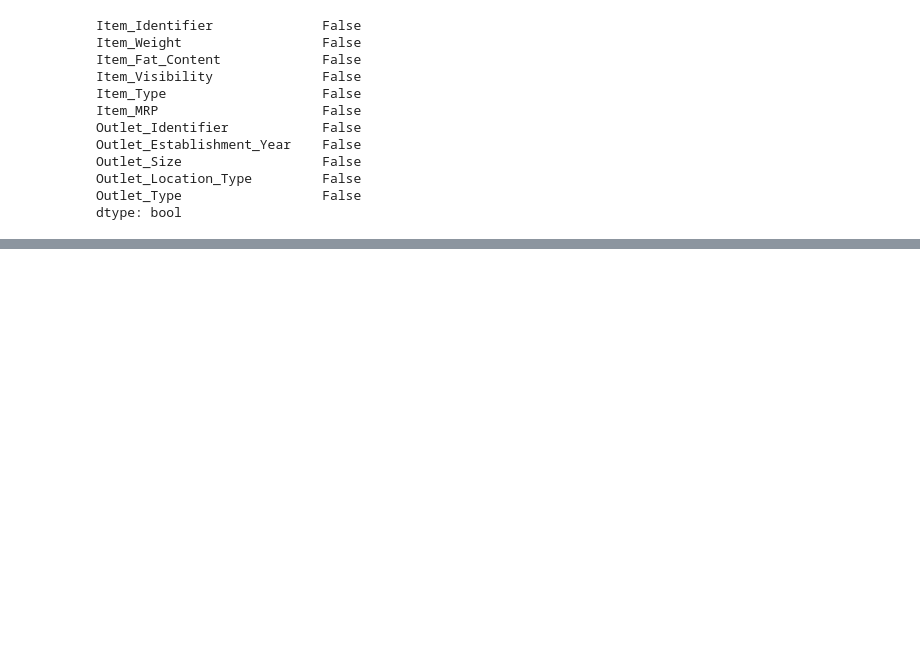
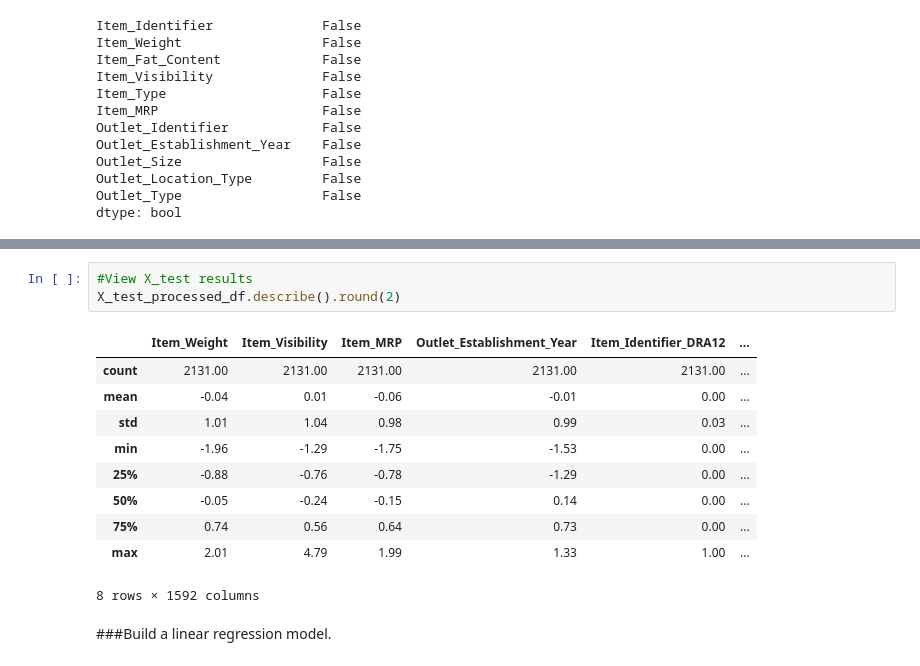
Before and after one commit to tjbingamon/Prediction-of-Product-Sales, a Jupyter notebook: Prediction_of_Product_Sales.ipynb, the cells around one changed output, grey strips where cells are left out. Saved outputs shown, nothing was run; the diff lists cells and outputs as text; blank space fills up the shorter version.

```diff
--- a/Prediction_of_Product_Sales.ipynb
+++ b/Prediction_of_Product_Sales.ipynb
@@ -637,0 +954,16 @@ dtype: bool
+# %%
+#View X_test results
+X_test_processed_df.describe().round(2)
+# %% [output]
+|  | Item_Weight | Item_Visibility | Item_MRP | Outlet_Establishment_Year | Item_Identifier_DRA12 | ... |
+| count | 2131.00 | 2131.00 | 2131.00 | 2131.00 | 2131.00 | ... |
+| mean | -0.04 | 0.01 | -0.06 | -0.01 | 0.00 | ... |
+| std | 1.01 | 1.04 | 0.98 | 0.99 | 0.03 | ... |
+| min | -1.96 | -1.29 | -1.75 | -1.53 | 0.00 | ... |
+| 25% | -0.88 | -0.76 | -0.78 | -1.29 | 0.00 | ... |
+| 50% | -0.05 | -0.24 | -0.15 | 0.14 | 0.00 | ... |
+| 75% | 0.74 | 0.56 | 0.64 | 0.73 | 0.00 | ... |
+| max | 2.01 | 4.79 | 1.99 | 1.33 | 1.00 | ... |
+8 rows × 1592 columns
+# %% [markdown]
+###Build a linear regression model.
```
Also changed, not shown: parts of 63 cells of this notebook.
